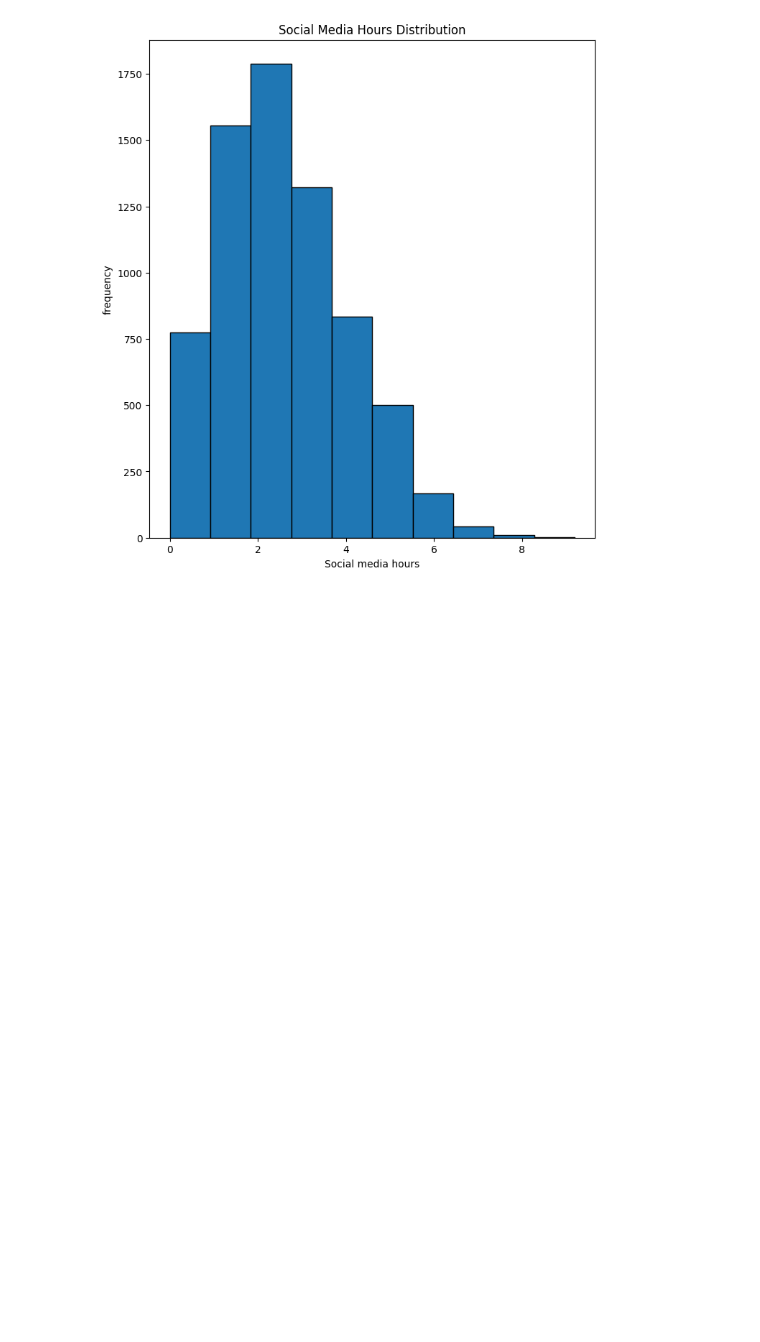
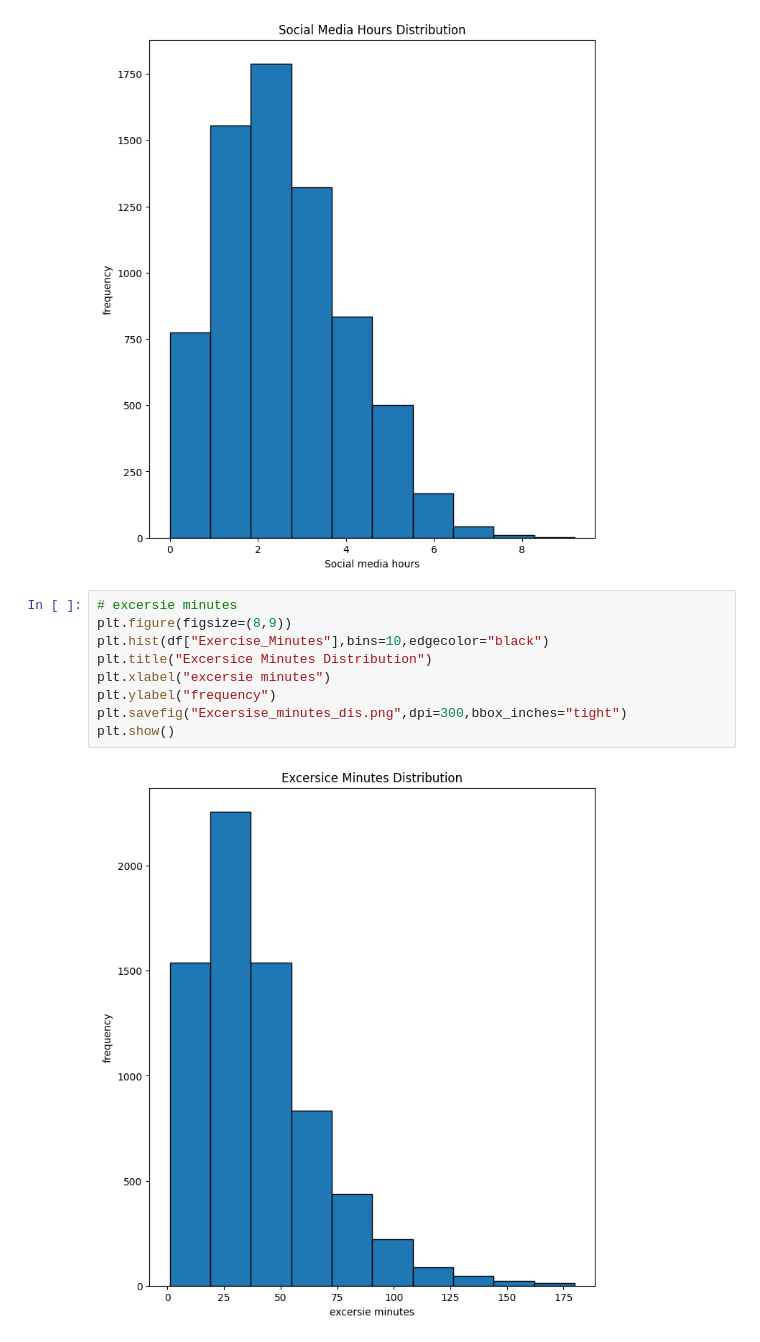
Before and after one commit to Engr-Jawad/Data-Science-Projects, a Jupyter notebook: Digita_Lifestyle_ Productivity _&_ Screen Behavior_ Analysis/digital_lifestyle.ipynb, the cells around one changed output. Drawn from its saved outputs; the diff is of its cells as text; blank space fills up the shorter version.

Commit message:
distribution png are save

```diff
--- a/Digita_Lifestyle_ Productivity _&_ Screen Behavior_ Analysis/digital_lifestyle.ipynb
+++ b/Digita_Lifestyle_ Productivity _&_ Screen Behavior_ Analysis/digital_lifestyle.ipynb
@@ -313,3 +313,14 @@ plt.savefig("social_media_hours.png",dpi=300,bbox_inches="tight")
 plt.show()
 # %% [output]
 [figure]
+# %%
+# excersie minutes
+plt.figure(figsize=(8,9))
+plt.hist(df["Exercise_Minutes"],bins=10,edgecolor="black")
+plt.title("Excersice Minutes Distribution")
+plt.xlabel("excersie minutes")
+plt.ylabel("frequency")
+plt.savefig("Excersise_minutes_dis.png",dpi=300,bbox_inches="tight")
+plt.show()
+# %% [output]
+[figure, added]
```
Also changed, not shown: 1 other file.
